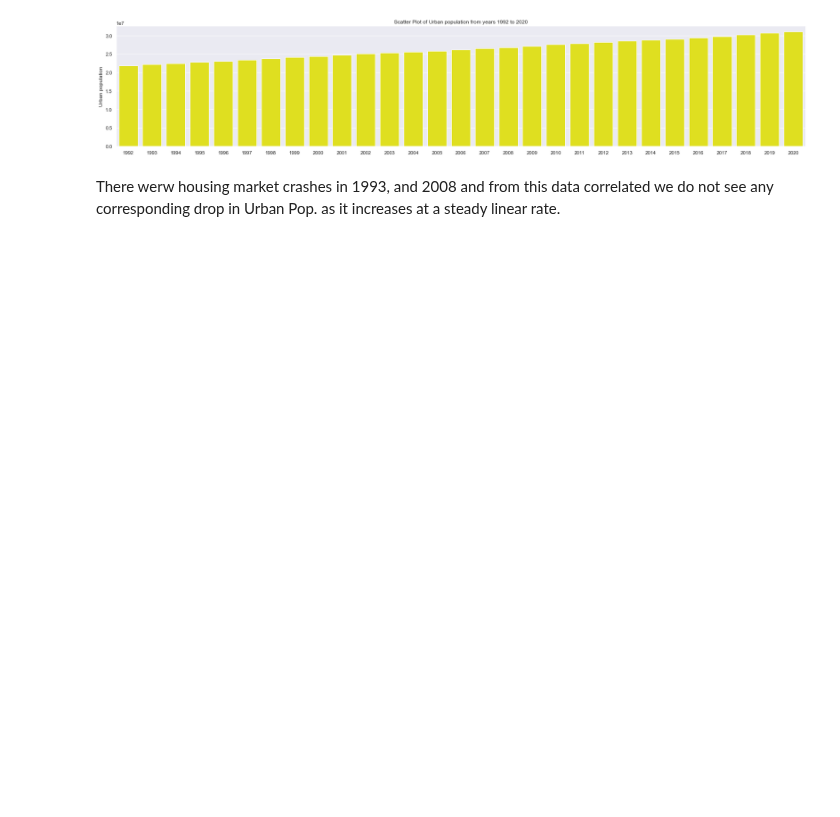
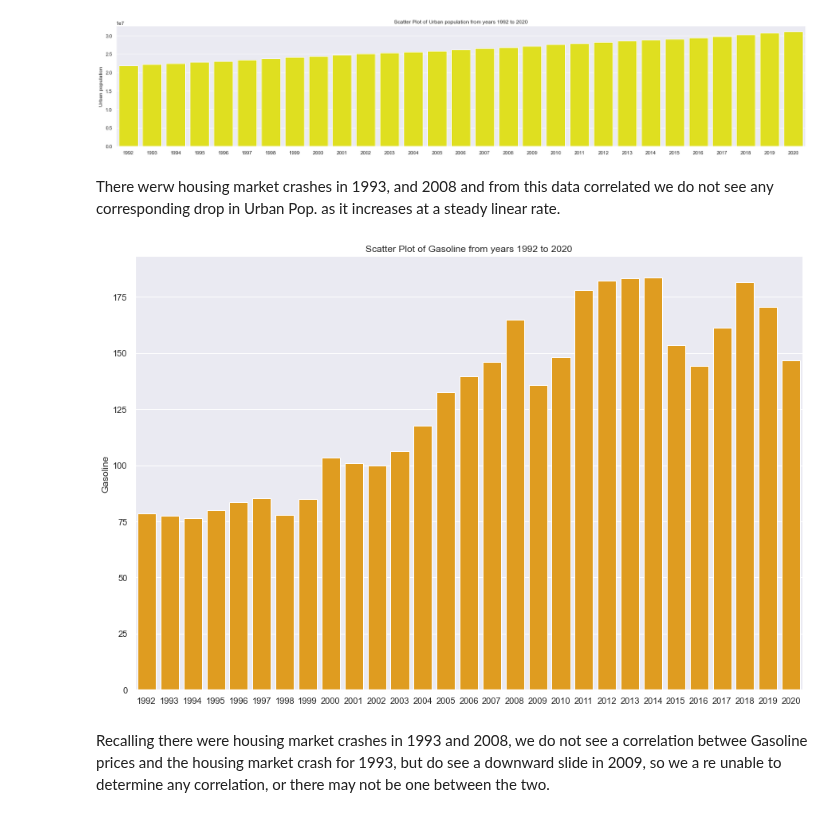
Before and after one commit to data301-2021-summer2/group-11-project, a Jupyter notebook: analysis/AndyMcLean/Milestone2.ipynb, the cells around one changed output. Cells and saved outputs as stored; diff of their text form; code cells hidden in the pictures; blank space fills up the shorter version.

Commit message:
Trying to update Jupyter Lab analysis notebook with more graphs

```diff
--- a/analysis/AndyMcLean/Milestone2.ipynb
+++ b/analysis/AndyMcLean/Milestone2.ipynb
@@ -125,3 +122,9 @@ pf.barPlotOverTime(DF_main, "Urban population", 30, 10,10, "yellow")
 [figure]
 # %% [markdown]
 There werw housing market crashes in 1993, and 2008 and from this data correlated we do not see any corresponding drop in Urban Pop. as it increases at a steady linear rate.
+# %%
+pf.barPlotOverTime(DF_main, "Gasoline", 30, 15,10, "orange")
+# %% [output]
+[figure, added]
+# %% [markdown]
+Recalling there were housing market crashes in 1993 and 2008, we do not see a correlation betwee Gasoline prices and the housing market crash for 1993, but do see a downward slide in 2009, so we a re unable to determine any correlation, or there may not be one between the two.
```
Also changed, not shown: parts of 8 cells of this notebook.
